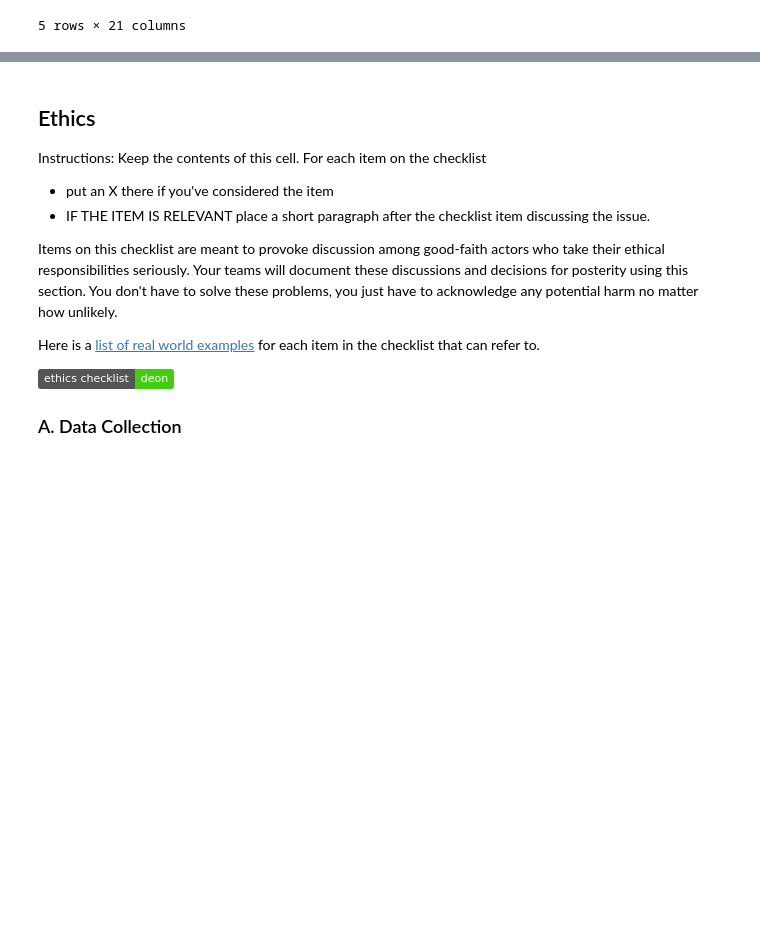
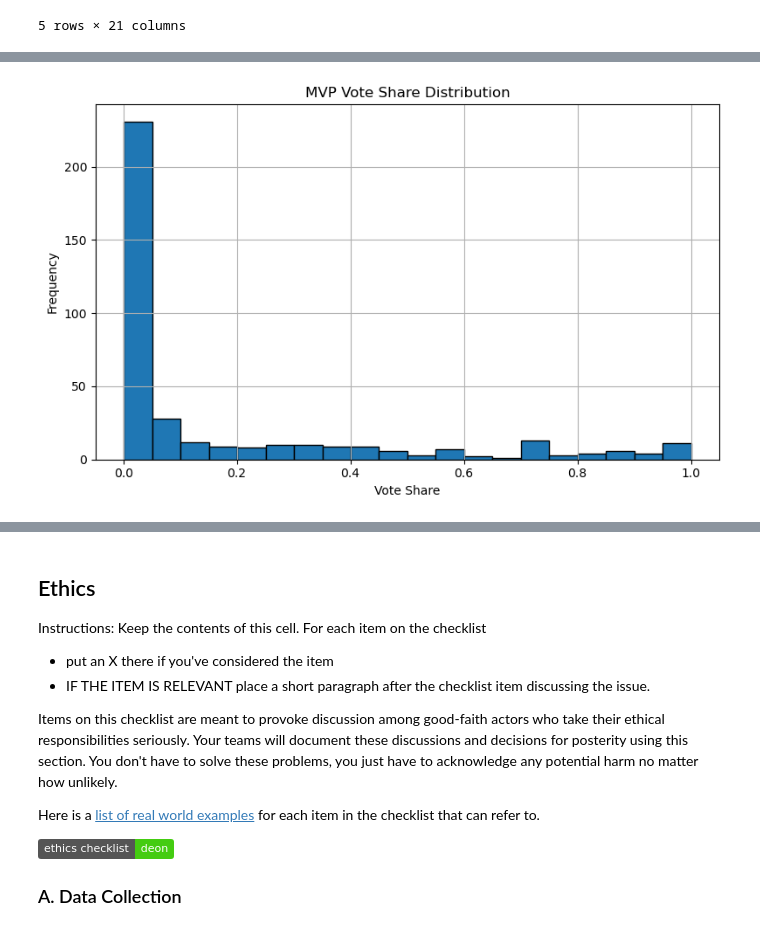
Before and after one commit to COGS108/Group-SP26-076, a Jupyter notebook: 01-DataCheckpoint.ipynb, the cells around one changed output, grey strips where cells are left out. Drawn from its saved outputs; the diff is of its cells as text; code cells hidden in the pictures; badges without logos; blank space fills up the shorter version.

Commit message:
Add code for all four datasets

```diff
--- a/01-DataCheckpoint.ipynb
+++ b/01-DataCheckpoint.ipynb
@@ -348,0 +572,91 @@ A key concern with this dataset is that it only contains players who received at
+# %%
+import pandas as pd
+import numpy as np
+import matplotlib.pyplot as plt
+
+# load in data
+data_path = 'data/00-raw/mvp_voting_raw.csv'
+df_mvp_voting = pd.read_csv(data_path)
+
+# demonstrate tidiness
+print("====================== TIDINESS CHECK ======================")
+print ("Raw Dataframe Head:")
+print(df_mvp_voting.head())
+print(f"Dataframe shape: {df_mvp_voting.shape}")
+print(f"The number of rows that have the same player, season, and team abbreviation: {df_mvp_voting[['player', 'tm', 'season']].duplicated().sum()}")
+print("The number of rows that have a missing player or team name:")
+print(df_mvp_voting[['player', 'tm']].isnull().sum())
+print(f"The list of all column variables in the dataset: {df_mvp_voting.columns}")
+print("Each row represents the season statistics and mvp voting of a player for a particular season and each column represents a unique characteristic or statistic of the player's season.")
+
+# demonstrate data size
+print("====================== DATAFRAME SIZE ======================")
+print(f"Dataframe size: {df_mvp_voting.size}")
+print(f"Dataframe rows: {df_mvp_voting.shape[0]}")
+print(f"Dataframe columns: {df_mvp_voting.shape[1]}")
+
+filtered_df_mvp_voting = df_mvp_voting[['player', 'tm', 'share', 'season']].copy()
+print ("Dataframe Head After Selecting Target Columns:")
+print(filtered_df_mvp_voting.head())
+
+# find out how much data is missing
+print("====================== MISSINGNESS CHECK ======================")
+print(f"Total amount of missing data: {filtered_df_mvp_voting.isna().sum().sum()}")
+print("No missing entries in the target columns for this dataset.")
+
+# find and deal with outliers/suspicious entries
+print("====================== SUSPICIOUS ENTRIES CHECK ======================")
+print("Show descriptive statistics.")
+print(filtered_df_mvp_voting.describe())
+print("Descriptive statistics show no impossible values for the vote share measure because all values are non-zero (must have an MVP vote to be in this dataset) and no vote share entries exceed 1.0 (unanimous MVP).")
+
+
+print("Create a histogram to show the distribution of vote share")
+fig, ax = plt.subplots(figsize=(8, 5))
+filtered_df_mvp_voting['share'].hist(bins=20, ax=ax, edgecolor='black')
+ax.set_title('MVP Vote Share Distribution')
+ax.set_xlabel('Vote Share')
+ax.set_ylabel('Frequency')
+plt.tight_layout()
+plt.show()
+print("The distribution of MVP vote share is heavily right-skewed with most vote-getters receiving a very low share of votes and a small number of players receiving the bulk of votes each season.")
+print("However, this is not suspicious because there are usually only one or two true MVP contenders per season with a much greater number of players being considered for the 3rd through 5th place positions of a media members MVP voting.")
+
+# demonstrate cleanliness
+print("====================== CLEANLINESS CHECK ======================")
+print("Check for invalid team abbreviations:")
+print(filtered_df_mvp_voting['tm'].unique())
+print("There is a TOT team abbreviation, indicating an MVP candidate who was traded mid-season, but there is no way to retrieve the team the player ended on from this dataset alone.")
+print(f"The number of rows that have the same player and season: {filtered_df_mvp_voting[['player', 'season']].duplicated().sum()}")
+print("This allows us to merge this dataset solely with player name and season.")
+print("All other team abbreviations are valid, accepted 3 letter codes, but some slightly differ from the Kaggle dataset.")
+print("Map mismatched team abbreviations to the ones in the Kaggle dataset for easier merging.")
+filtered_df_mvp_voting['tm'] = filtered_df_mvp_voting['tm'].replace({
+    'WSB': 'WAS',
+    'BRK': 'BKN',
+    'CHO': 'CHA',
+    'PHO' : 'PHX'
+})
+print("Check new list of team three-letter abbreviations:")
+print(filtered_df_mvp_voting['tm'].unique())
+print("Check for invalid season entries:")
+print(filtered_df_mvp_voting['season'].unique())
+print("No entries need to be dropped.")
+print("Rename player and tm columns to be consistent for merging later.")
+filtered_df_mvp_voting = filtered_df_mvp_voting.rename(columns={'player': 'Player', 'tm': 'Team'})
+print(f"Cleaned Dataframe size: {filtered_df_mvp_voting.size}")
+print(f"Cleaned Dataframe rows: {filtered_df_mvp_voting.shape[0]}")
+print(f"Cleaned Dataframe columns: {filtered_df_mvp_voting.shape[1]}")
+print("Cleaned Dataframe data types:")
+print(filtered_df_mvp_voting.dtypes)
+
+# save final dataset
+print("====================== FINAL DATASET ======================")
+print("The steps involved in the data cleaning were:")
+print("1) Subset dataframe with the relevant columns.")
+print("2) Map three letter team codes to match those in the Kaggle dataset for proper merging.")
+print("3) Rename dataframe columns to have consistent key merging columns.")
+print("Final Clean Dataset Head:")
+print(filtered_df_mvp_voting.head())
+filtered_df_mvp_voting.to_csv('data/02-processed/mvp_voting_clean.csv', index=False)
+# %% [output]
@@ -348,0 +680 @@ A key concern with this dataset is that it only contains players who received at
+[figure, added]
```
Also changed, not shown: parts of 20 cells of this notebook.
